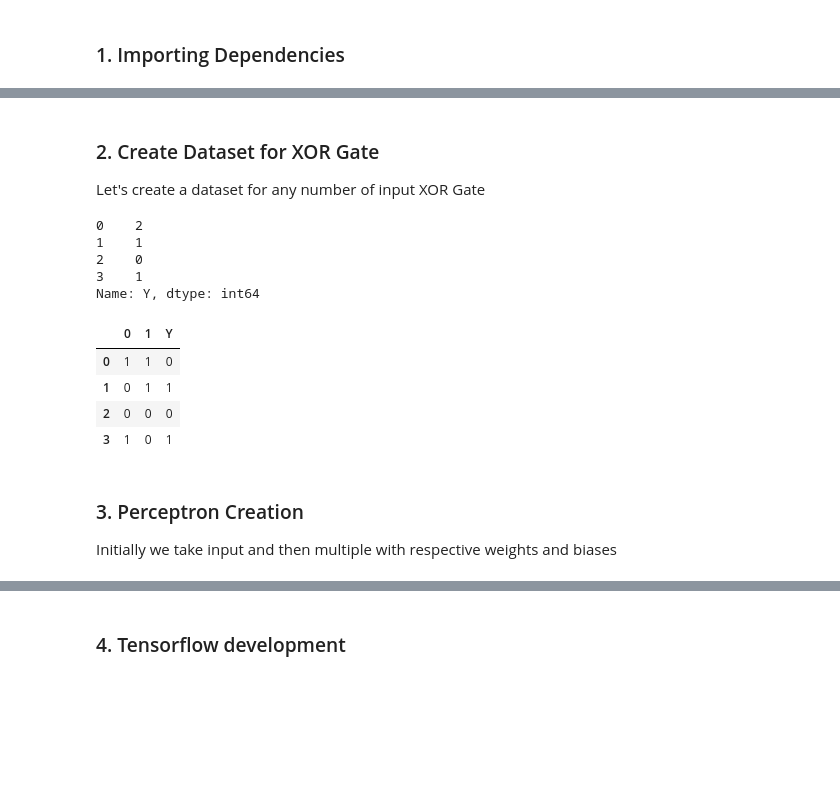
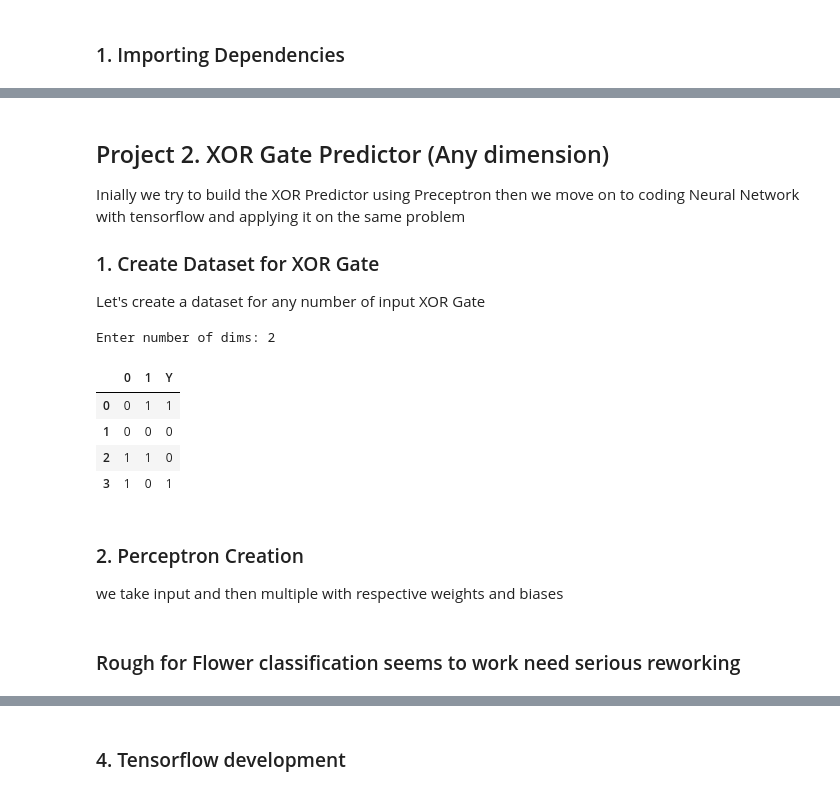
Before and after one commit to Siddhant128-bit/ANN-Basics-Intermediate, a Jupyter notebook: Simple_ANN_Basics/ANN.ipynb, the cells around one changed output, grey strips where cells are left out. Cells and saved outputs as stored; diff of their text form; code cells hidden in the pictures; blank space fills up the shorter version.

Commit message:
Updated Perceptron with proper dataset and XOR problem added.

```diff
--- a/Simple_ANN_Basics/ANN.ipynb
+++ b/Simple_ANN_Basics/ANN.ipynb
@@ -44,0 +43,5 @@ import numpy as np
+# %%
+df=pd.read_csv('Flower_dataset.csv')
+df
+features=np.array(df[['X1','X2']])
+labels=np.array(df['Y']).reshape(-1,1)
@@ -45,46 +134,47 @@ import numpy as np
 # %% [markdown]
-<h3> 2. Create Dataset for XOR Gate  </h3>
+<h2> Project 2. XOR Gate Predictor (Any dimension) </h2>
+Inially we try to build the XOR Predictor using Preceptron then we move on to coding Neural Network with tensorflow and applying it on the same problem
+
+<h3> 1. Create Dataset for XOR Gate  </h3>
 Let's create a dataset for any number of input XOR Gate
 # %%
 def generate_dataset(dims):
 
-    def or_output(x):
+    def xor_output(x):
         return x%2
 
 
     df=pd.DataFrame()
     for i in range(0,dims):
         while True:
             A=[random.randrange(0,2) for i in range(0,2**dims)]
             if A.count(1)==(2**dims)/2:
                 break
         df[str(i)]=A
 
     op=0
     for i in df.columns:
         op+=df[i]
 
     df['Y']=op
-    df['Y']=df['Y'].apply(or_output)
+    df['Y']=df['Y'].apply(xor_output)
     df
     return df
 
 dims=int(input('Enter number of dims: '))
 data=generate_dataset(dims)
 data
 # %% [output]
-0    2
-1    1
-2    0
-3    1
-Name: Y, dtype: int64
+Enter number of dims: 2
 |  | 0 | 1 | Y |
-| 0 | 1 | 1 | 0 |
-| 1 | 0 | 1 | 1 |
-| 2 | 0 | 0 | 0 |
+| 0 | 0 | 1 | 1 |
+| 1 | 0 | 0 | 0 |
+| 2 | 1 | 1 | 0 |
 | 3 | 1 | 0 | 1 |
 # %% [markdown]
-<h3> 3. Perceptron Creation </h3>
-    <p> Initially we take input and then multiple with respective weights and biases </p>
+<h3> 2. Perceptron Creation </h3>
+    <p>  we take input and then multiple with respective weights and biases </p>
+# %% [markdown]
+<h3> Rough for Flower classification seems to work need serious reworking </h3>
 # %%
 def generate_weights(data):
```
Also changed, not shown: parts of 18 cells of this notebook, 1 other file.
